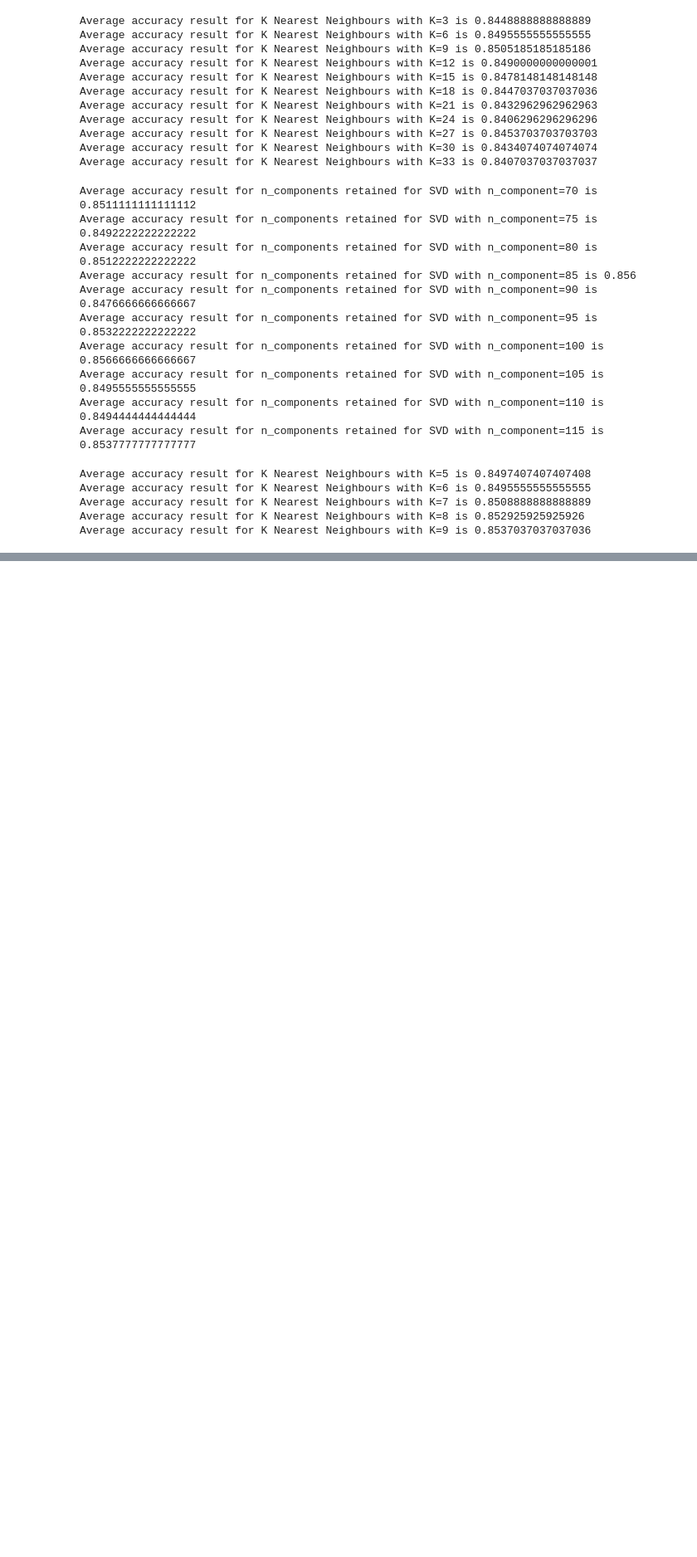
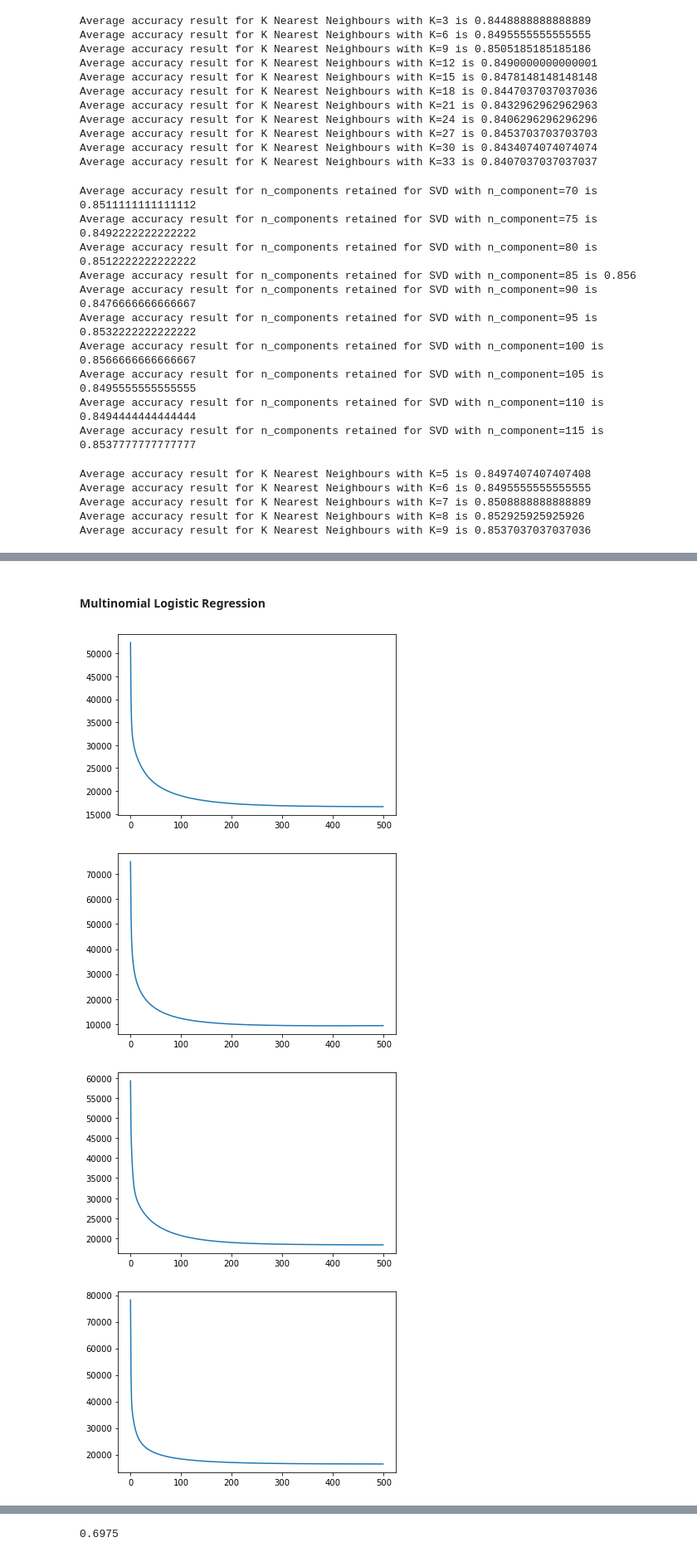
Before and after one commit to jsnarvasa/COMP5318, a Jupyter notebook: SID500525438_code.ipynb, the cells around one changed output, grey strips where cells are left out. Shown at 83% size. Saved outputs shown, nothing was run; the diff lists cells and outputs as text; code cells hidden in the pictures; blank space fills up the shorter version.

```diff
--- a/SID500525438_code.ipynb
+++ b/SID500525438_code.ipynb
@@ -543,3 +633,18 @@ print(f"Time taken is {end-start} seconds")
 accuracy = calc_top1_accuracy(nb_svd_results, label_test)
 print(f"Accuracy result for NB (SVD) is: {accuracy}")
 '''
+# %% [markdown]
+#### Multinomial Logistic Regression
+# %%
+LEARNING_RATE = 0.4
+LAMBDA = 100
+MAX_ITER = 500
+
+predictions = multiclass_logistic_regression(data_train, label_train, data_test, LEARNING_RATE, LAMBDA, MAX_ITER)
+accuracy = calc_top1_accuracy(predictions, label_test)
+print(accuracy)
+# %% [output]
+[figure, added]
+[figure, added]
+[figure, added]
+[figure, added]
@@ -545,0 +656 @@ print(f"Accuracy result for NB (SVD) is: {accuracy}")
+0.6975
```
Also changed, not shown: parts of 19 cells of this notebook.
